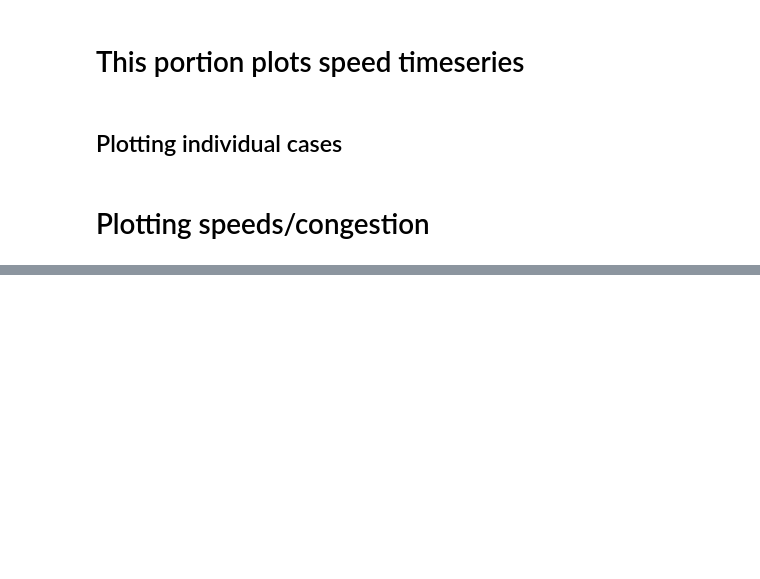
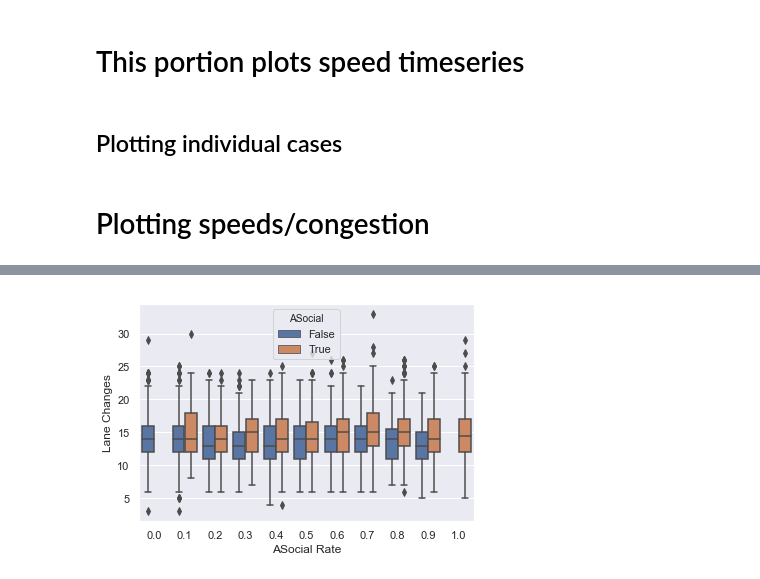
Before and after one commit to asuratos/artisoc-traffic-model2018, a Jupyter notebook: data/2018.12.04/Plotter.ipynb, the cells around one changed output, grey strips where cells are left out. Drawn from its saved outputs; the diff is of its cells as text; code cells hidden in the pictures; blank space fills up the shorter version.

```diff
--- a/data/2018.12.04/Plotter.ipynb
+++ b/data/2018.12.04/Plotter.ipynb
@@ -131,0 +154,5 @@ for asocialrate in speeddata["ASocial Rate"].unique():
+# %%
+sns.boxplot(x = "ASocial Rate", y = "Lane Changes", data = dataslice, hue = "ASocial")
+plt.show()
+# %% [output]
+[figure, added]
```
Also changed, not shown: parts of 5 cells of this notebook, 2 other files.
